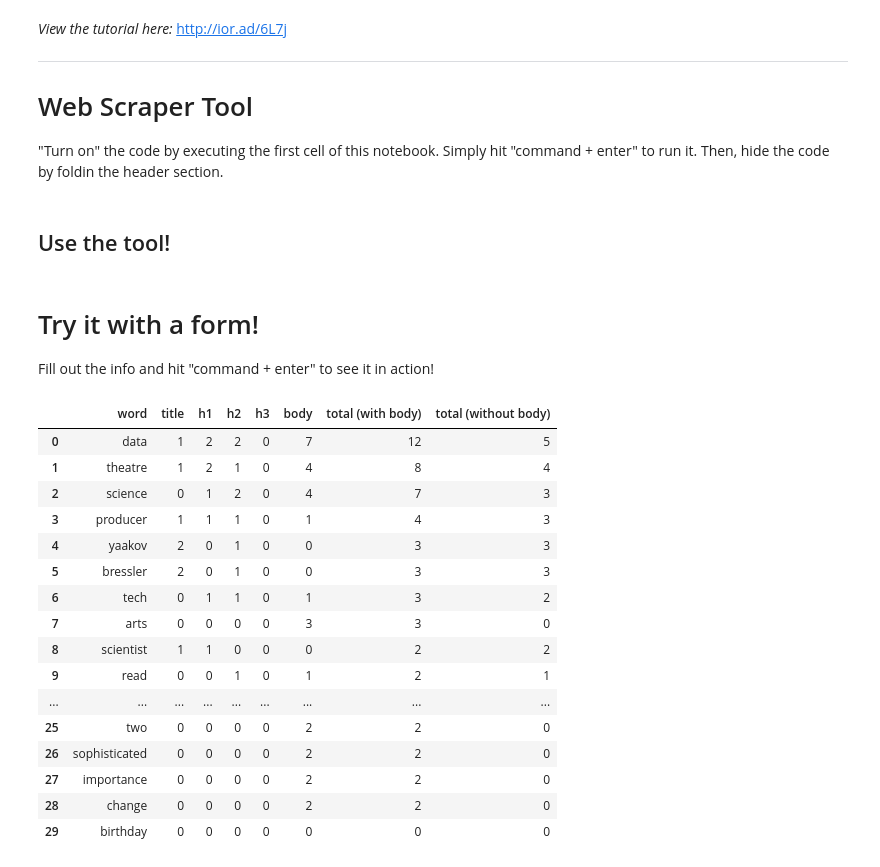
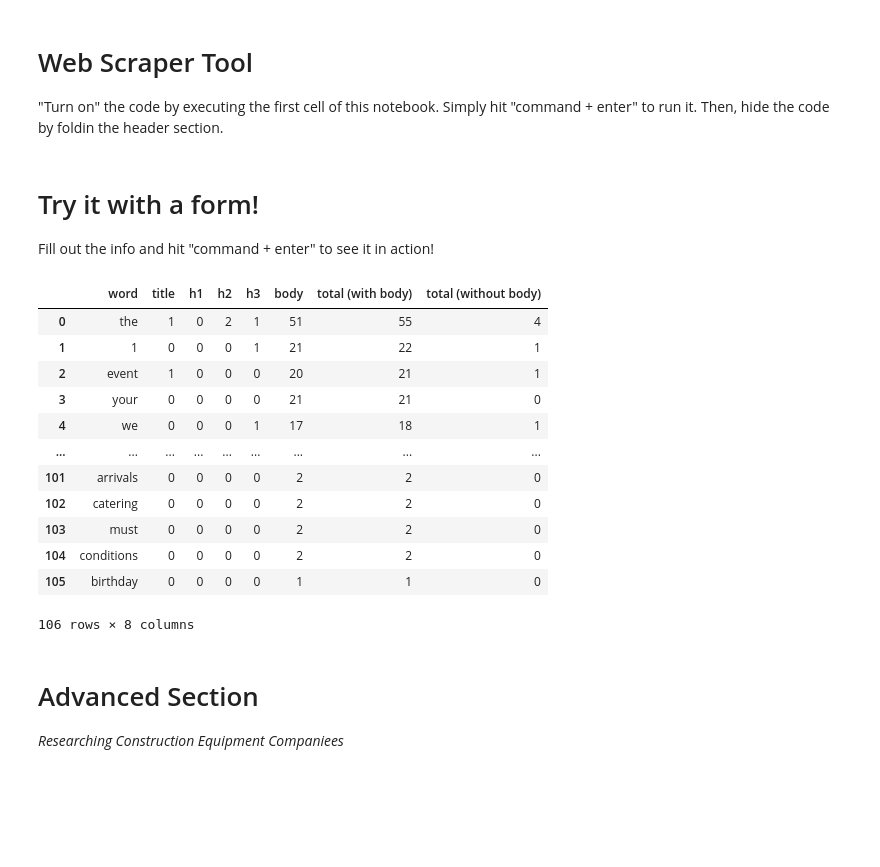
Before and after one commit to ybressler/Web-Scraping, a Jupyter notebook: Web_Scraper.ipynb, the cells around one changed output. Drawn from its saved outputs; the diff is of its cells as text; code cells hidden in the pictures; blank space fills up the shorter version.

```diff
--- a/Web_Scraper.ipynb
+++ b/Web_Scraper.ipynb
@@ -1,13 +1,6 @@
 # %% [markdown]
 <a href="https://colab.research.google.com/github/ybressler/Web-Scraping/blob/master/Web_Scraper.ipynb" target="_parent"><img src="https://colab.research.google.com/assets/colab-badge.svg" alt="Open In Colab"/></a>
 # %% [markdown]
-*View the tutorial here:* http://ior.ad/6L7j
-
-
-
----
-
-
 # Web Scraper Tool
 "Turn on" the code by executing the first cell of this notebook. Simply hit "command + enter" to run it. Then, hide the code by foldin the header section.
 # %%
@@ -38,6 +31,7 @@ skip_words = [
   'its','when','or','no','pm','am',
    'here','go','will','learn','buy',
     'more','please','sale','he','be','word','by','ftd',
+    'the',
 
 ]
 
@@ -133,6 +127,7 @@ def digest_a_web_page( url='https://www.trufflesmystery.com', n_min=1, specific_
 # Step 4
 # -------------------------------------------------
 pd.options.display.max_colwidth=100
+
+# You want to be able to see
+pd.set_option('display.max_rows', 200)
-# %% [markdown]
-## Use the tool!
 # %%
@@ -167,46 +165,45 @@ Fill out the info and hit "command + enter" to see it in action!
 # %%
 #@title Input for Web Scraper
 #@markdown Words about the stuff. _Okay?_
 
-website = "http://yaakovbressler.com" #@param {type:"string"}
+website = "https://www.thecauldron.nyc/groups" #@param {type:"string"}
 minimum_cutoff = 1  #@param {type: "slider", min: 0, max: 5}
 
 #@markdown Enter each word separated by a comma
 specific_words = 'birthday' #@param {type: "string"}
 
-save_file_ = "Yes" #@param ["Yes", "No"] {allow-input: false}
+save_file_ = "No" #@param ["Yes", "No"] {allow-input: false}
 
 
 
 # Perform the execution
 df = digest_a_web_page(website, n_min=minimum_cutoff, specific_words=specific_words.split(','))
 
 
 if save_file_==True:
   url_name = url.split('.',)[0].split('/')[-1].title()
   file_name = f'Web Scraping – {url_name}.csv'
   with open(file_name, 'w') as f:
     f.write(df.to_csv())
   files.download(file_name)
 else:
   # print(df)
   None
 df
 # %% [output]
 |  | word | title | h1 | h2 | h3 | body | total (with body) | total (without body) |
-| 0 | data | 1 | 2 | 2 | 0 | 7 | 12 | 5 |
-| 1 | theatre | 1 | 2 | 1 | 0 | 4 | 8 | 4 |
-| 2 | science | 0 | 1 | 2 | 0 | 4 | 7 | 3 |
-| 3 | producer | 1 | 1 | 1 | 0 | 1 | 4 | 3 |
-| 4 | yaakov | 2 | 0 | 1 | 0 | 0 | 3 | 3 |
-| 5 | bressler | 2 | 0 | 1 | 0 | 0 | 3 | 3 |
-| 6 | tech | 0 | 1 | 1 | 0 | 1 | 3 | 2 |
-| 7 | arts | 0 | 0 | 0 | 0 | 3 | 3 | 0 |
-| 8 | scientist | 1 | 1 | 0 | 0 | 0 | 2 | 2 |
-| 9 | read | 0 | 0 | 1 | 0 | 1 | 2 | 1 |
+| 0 | the | 1 | 0 | 2 | 1 | 51 | 55 | 4 |
+| 1 | 1 | 0 | 0 | 0 | 1 | 21 | 22 | 1 |
+| 2 | event | 1 | 0 | 0 | 0 | 20 | 21 | 1 |
+| 3 | your | 0 | 0 | 0 | 0 | 21 | 21 | 0 |
+| 4 | we | 0 | 0 | 0 | 1 | 17 | 18 | 1 |
 | ... | ... | ... | ... | ... | ... | ... | ... | ... |
-| 25 | two | 0 | 0 | 0 | 0 | 2 | 2 | 0 |
-| 26 | sophisticated | 0 | 0 | 0 | 0 | 2 | 2 | 0 |
-| 27 | importance | 0 | 0 | 0 | 0 | 2 | 2 | 0 |
-| 28 | change | 0 | 0 | 0 | 0 | 2 | 2 | 0 |
-| 29 | birthday | 0 | 0 | 0 | 0 | 0 | 0 | 0 |
+| 101 | arrivals | 0 | 0 | 0 | 0 | 2 | 2 | 0 |
+| 102 | catering | 0 | 0 | 0 | 0 | 2 | 2 | 0 |
+| 103 | must | 0 | 0 | 0 | 0 | 2 | 2 | 0 |
+| 104 | conditions | 0 | 0 | 0 | 0 | 2 | 2 | 0 |
+| 105 | birthday | 0 | 0 | 0 | 0 | 1 | 1 | 0 |
+106 rows × 8 columns
+# %% [markdown]
+# Advanced Section
+_Researching Construction Equipment Companiees_
```
Also changed, not shown: parts of 3 cells of this notebook.
